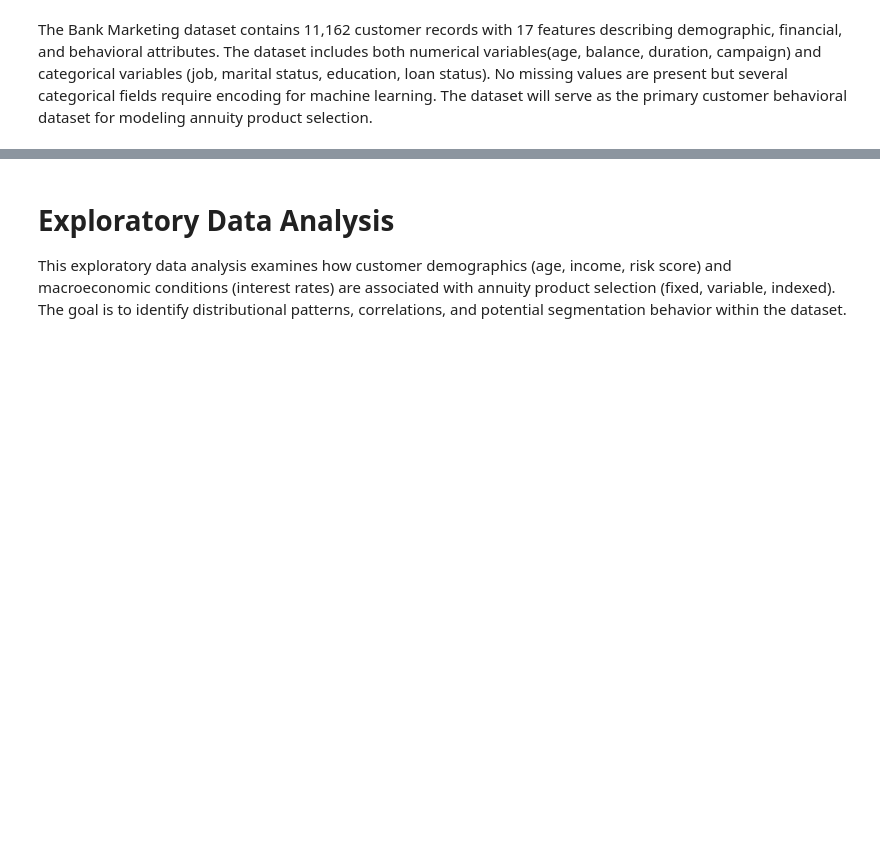
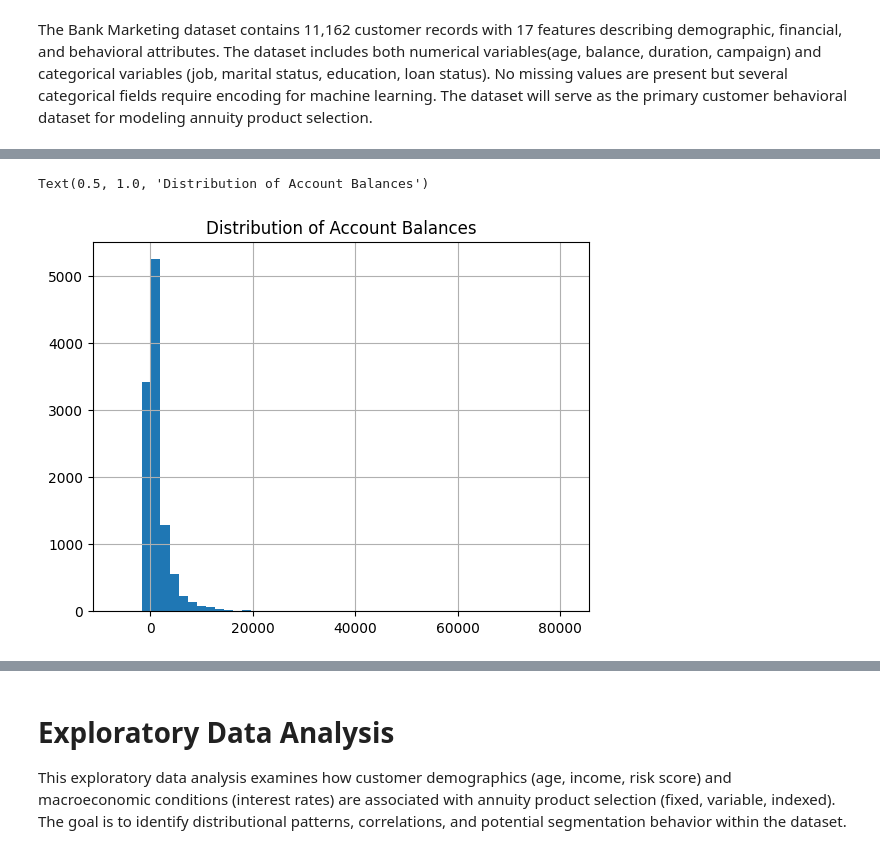
Before and after one commit to IT4063C-Spring26/final-project-slaibne, a Jupyter notebook: source.ipynb, the cells around one changed output, grey strips where cells are left out. Cells and saved outputs as stored; diff of their text form; code cells hidden in the pictures; blank space fills up the shorter version.

Commit message:
creating dataset

```diff
--- a/source.ipynb
+++ b/source.ipynb
@@ -244,5 +246,3 @@ categorical_cols = [
 
 for col in categorical_cols:
     bank_df[col] = bank_df[col].astype("category")
-# %%
-bank_df["income_proxy"] = bank_df["balance"] # Annuity dataset wealth proxy
@@ -248,0 +260,8 @@ bank_df["income_proxy"] = bank_df["balance"] # Annuity dataset wealth proxy
+# %%
+base = bank_df.copy()
+
+base.describe()
+
+# Add a unique customer ID for easier merging and analysis
+base["customer_id"] = range(1, len(base) + 1)
+base.head()
@@ -248,0 +275,19 @@ bank_df["income_proxy"] = bank_df["balance"] # Annuity dataset wealth proxy
+# %%
+job_income_map = {
+    "management": 90000,
+    "technician": 70000,
+    "admin.": 50000,
+    "services": 40000,
+    "blue-collar": 45000,
+    "retired": 30000,
+    "student": 25000,
+    "unemployed": 20000
+}
+
+base["base_income"] = base["job"].map(job_income_map)
+# %%
+base["balance"].hist(bins=50)
+plt.title("Distribution of Account Balances")
+# %% [output]
+Text(0.5, 1.0, 'Distribution of Account Balances')
+[figure, added]
```
Also changed, not shown: parts of 16 cells of this notebook, 3 other files.
